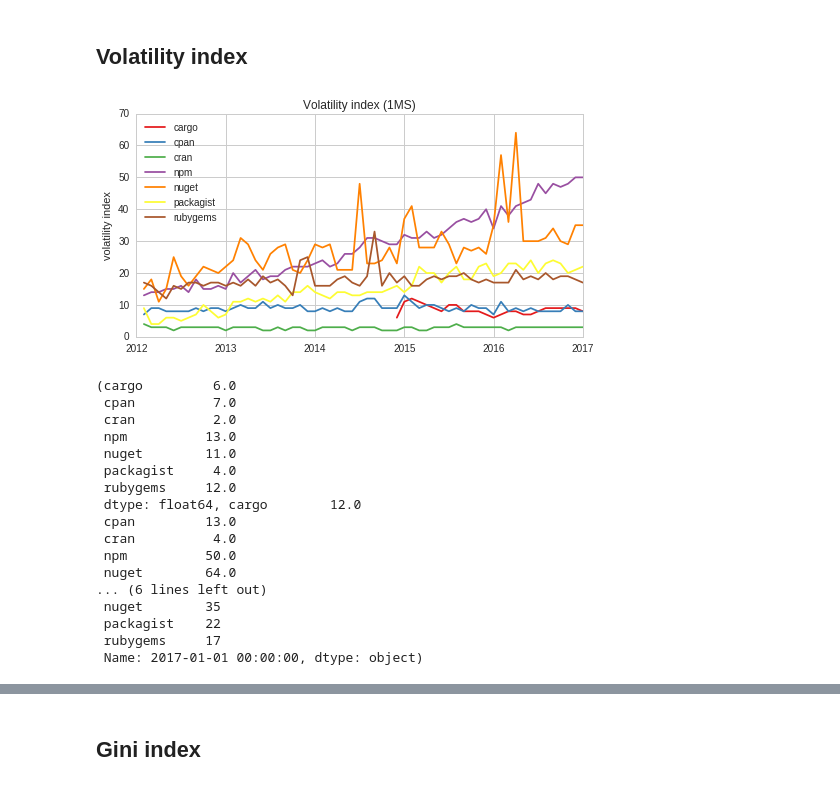
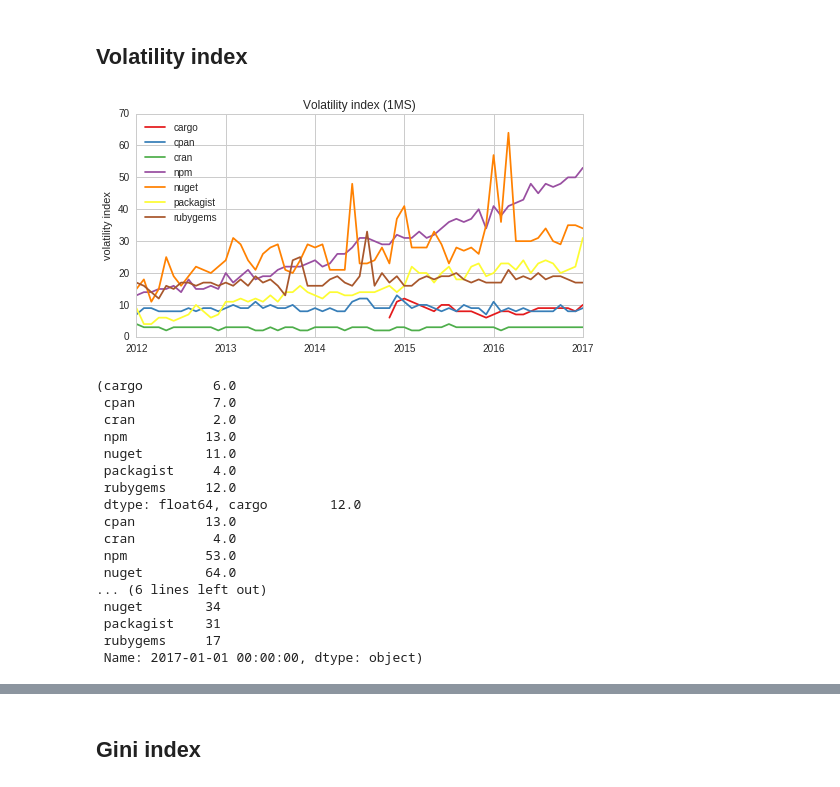
Before and after one commit to AlexandreDecan/ecos-emse, a Jupyter notebook: notebooks/Ecosystem activity.ipynb, the cells around one changed output, grey strips where cells are left out. Saved outputs shown, nothing was run; the diff lists cells and outputs as text; code cells hidden in the pictures.

Commit message:
Updated figures

```diff
--- a/notebooks/Ecosystem activity.ipynb
+++ b/notebooks/Ecosystem activity.ipynb
@@ -741,40 +741,41 @@ figure, ax = matplotlib.pyplot.subplots(1)
 figure.set_size_inches(FIG_SIZE)
 
 date_freq = '1MS'
-dates = pandas.date_range(DATE_RANGE[0], DATE_RANGE[-1] + pandas.DateOffset('1', freq=date_freq)
+dates = pandas.date_range(DATE_RANGE[0], DATE_RANGE[-1] + pandas.DateOffset(months=1), freq=date_freq)
 data_temp = pandas.DataFrame(index=dates, columns=ECOSYSTEMS)
 
 for ecosystem, data in df_data.items():
     for i in range(len(dates) - 1):
         start, end = dates[i], dates[i+1]
         df_temp = data['packages'].query('first_release != time')
         df_temp = df_temp[(df_temp['time'] >= start) & (df_temp['time'] < end)]
 
         if len(df_temp) == 0:
             continue
 
         index = x_index(
             df_temp
             .groupby('package')
             .count()
             ['time']
             .values
         )
         data_temp.loc[start, ecosystem] = index
 
 data_temp.plot(ax=ax)
 
 ax.set(
     title='Volatility index ({})'.format(date_freq),
     xlabel='',
     ylabel='volatility index',
+    xlim=FIG_DATE_RANGE,
 )
 
 savefig(figure, 'act_volatility_index')
 # %% [output]
-[figure, old version]
+[figure, new version]
 # %%
-data_temp.min(), data_temp.max(), data_temp.iloc[-1]
+data_temp.min(), data_temp.max(), data_temp.iloc[-2]
 # %% [output]
 (cargo         6.0
  cpan          7.0
@@ -786,10 +787,10 @@ data_temp.min(), data_temp.max(), data_temp.iloc[-1]
  dtype: float64, cargo        12.0
  cpan         13.0
  cran          4.0
- npm          50.0
+ npm          53.0
  nuget        64.0
 ... (6 lines left out)
- nuget        35
- packagist    22
+ nuget        34
+ packagist    31
  rubygems     17
  Name: 2017-01-01 00:00:00, dtype: object)
```
Also changed, not shown: parts of 2 cells of this notebook, 4 other files.
